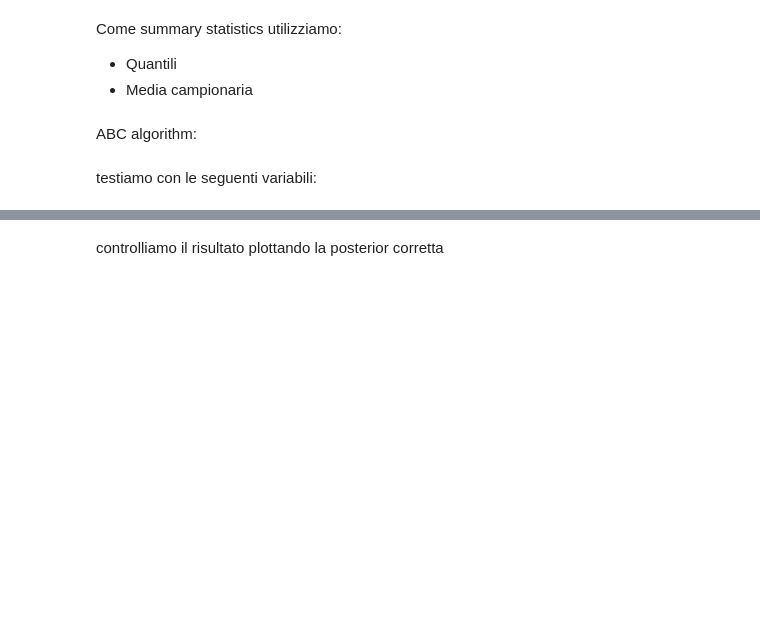
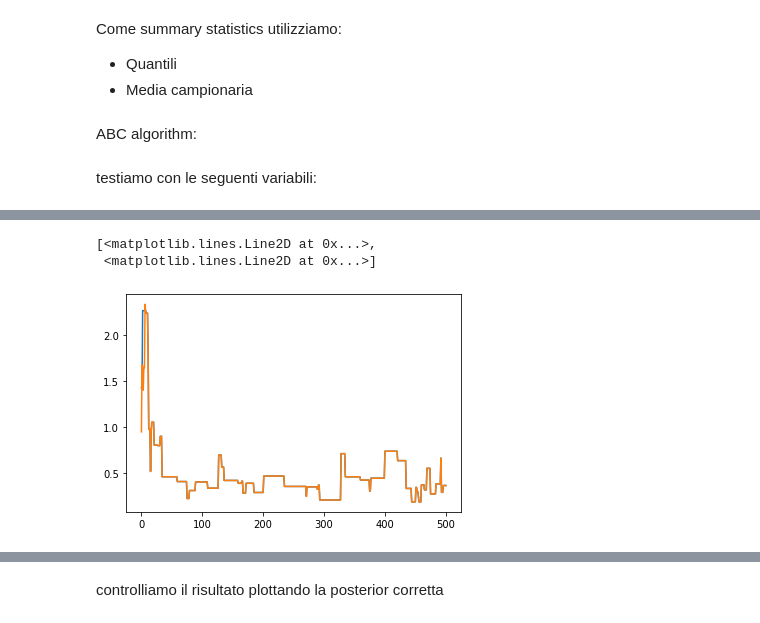
Before and after one commit to FrancescaDiFilippo/PROGETTO_BAYESIAN, a Jupyter notebook: ABC+coupling_VarianzaIncognita_independence.ipynb, the cells around one changed output, grey strips where cells are left out. Drawn from its saved outputs; the diff is of its cells as text; code cells hidden in the pictures; blank space fills up the shorter version.

```diff
--- a/ABC+coupling_VarianzaIncognita_independence.ipynb
+++ b/ABC+coupling_VarianzaIncognita_independence.ipynb
@@ -286 +291,10 @@ ValueError: ignored
+# %%
+tau_coupled = []
+for i in range(len(provataux)):
+  tau_coupled.append([provataux[i],provatauy[i]])
+plt.plot(tau_coupled)
+# %% [output]
+[<matplotlib.lines.Line2D at 0x...>,
+ <matplotlib.lines.Line2D at 0x...>]
+[figure, added]
 # %%
```
Also changed, not shown: parts of 10 cells of this notebook.
